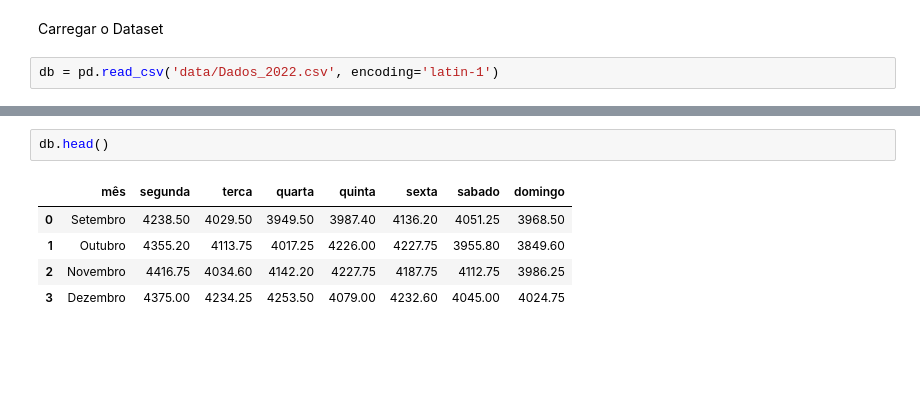
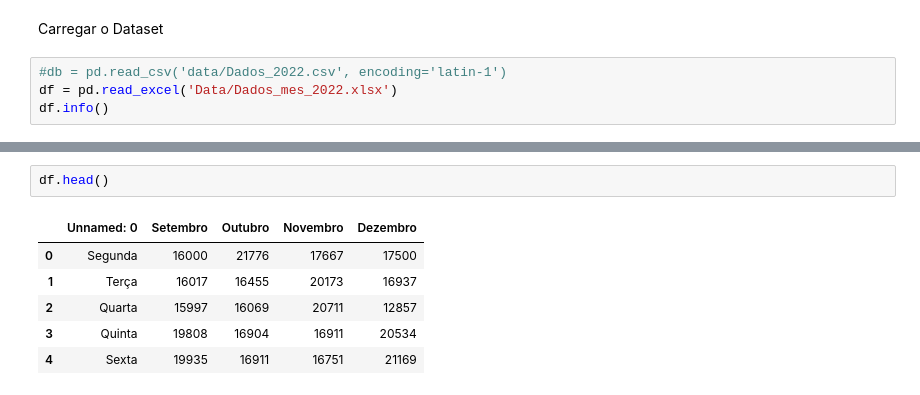
Before and after one commit to a21803339/TFC-DEISI345-Estudo_de_Chamadas_de_Emergencia, a Jupyter notebook: Código TFC.ipynb, the cells around one changed output, grey strips where cells are left out. Drawn from its saved outputs; the diff is of its cells as text; blank space fills up the shorter version.

Commit message:
Leitura e análise inicial dos dados
Adicionada pasta para os resultados;
Alteração do ficheiro de dados, automatização do total por dia;
Alteração do código para gerar o primeiro gráfico.

```diff
--- a/Código TFC.ipynb
+++ b/Código TFC.ipynb
@@ -10,4 +11,6 @@ import seaborn as sns
 # %% [markdown]
 Carregar o Dataset
 # %%
-db = pd.read_csv('data/Dados_2022.csv', encoding='latin-1')
+#db = pd.read_csv('data/Dados_2022.csv', encoding='latin-1')
+df = pd.read_excel('Data/Dados_mes_2022.xlsx')
+df.info()
@@ -32,8 +42,9 @@ memory usage: 384.0+ bytes
 # %%
-db.head()
+df.head()
 # %% [output]
-|  | mês | segunda | terca | quarta | quinta | sexta | sabado | domingo |
-| 0 | Setembro | 4238.50 | 4029.50 | 3949.50 | 3987.40 | 4136.20 | 4051.25 | 3968.50 |
-| 1 | Outubro | 4355.20 | 4113.75 | 4017.25 | 4226.00 | 4227.75 | 3955.80 | 3849.60 |
-| 2 | Novembro | 4416.75 | 4034.60 | 4142.20 | 4227.75 | 4187.75 | 4112.75 | 3986.25 |
-| 3 | Dezembro | 4375.00 | 4234.25 | 4253.50 | 4079.00 | 4232.60 | 4045.00 | 4024.75 |
+|  | Unnamed: 0 | Setembro | Outubro | Novembro | Dezembro |
+| 0 | Segunda | 16000 | 21776 | 17667 | 17500 |
+| 1 | Terça | 16017 | 16455 | 20173 | 16937 |
+| 2 | Quarta | 15997 | 16069 | 20711 | 12857 |
+| 3 | Quinta | 19808 | 16904 | 16911 | 20534 |
+| 4 | Sexta | 19935 | 16911 | 16751 | 21169 |
```
Also changed, not shown: parts of 6 cells of this notebook, 3 other files.
